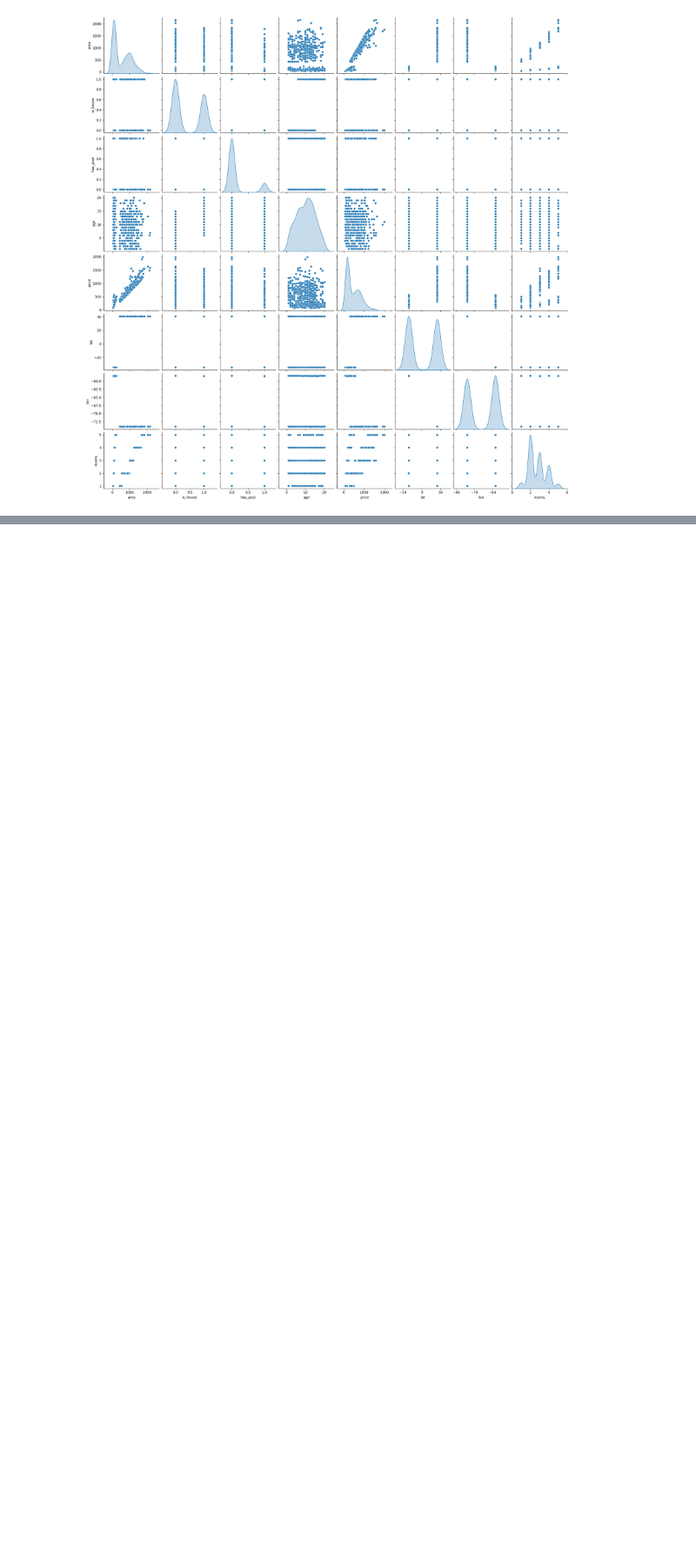
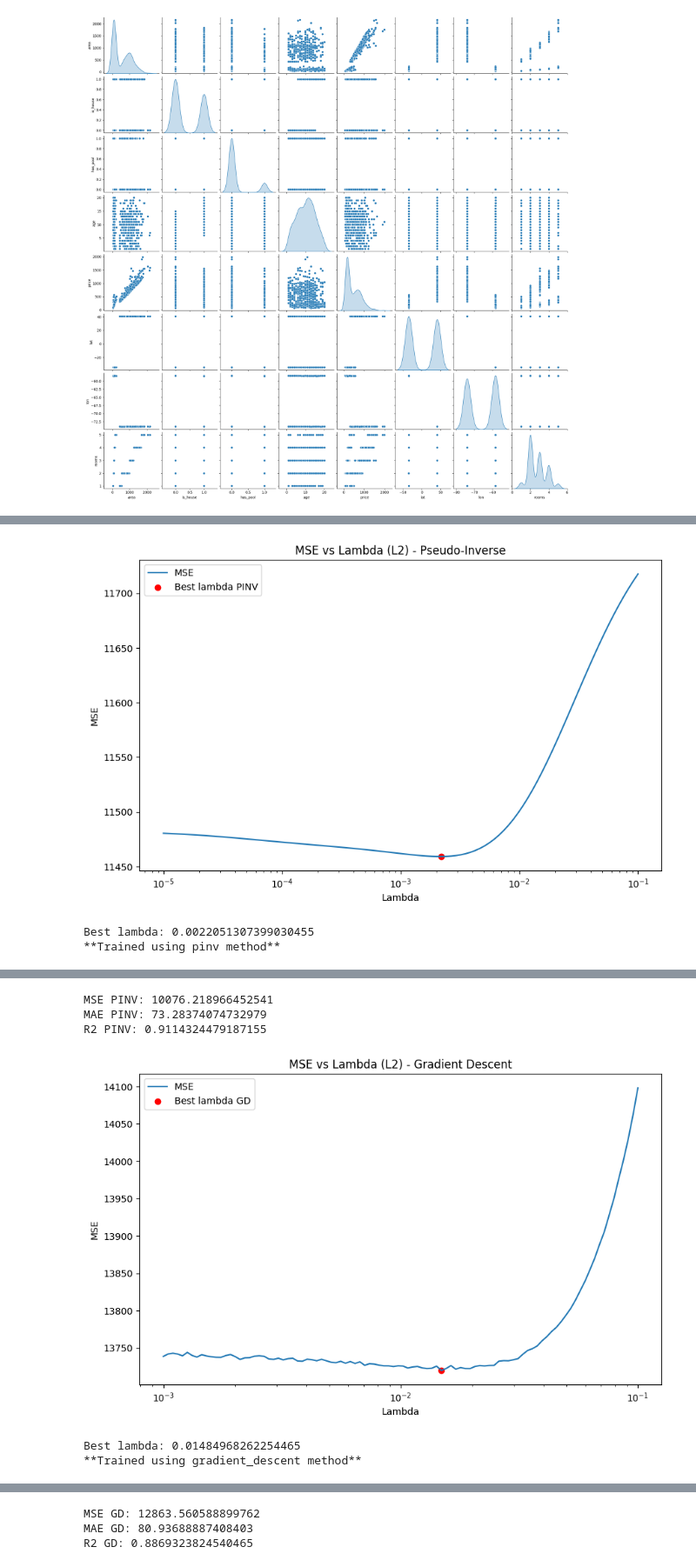
Before and after one commit to ilunomb/ML, a Jupyter notebook: TP1/Nomberg_Ilan_TP1/notebooks/Entrega_TP1.ipynb, the cells around one changed output, grey strips where cells are left out. Shown at 87% size. Cells and saved outputs as stored; diff of their text form; code cells hidden in the pictures; blank space fills up the shorter version.

```diff
--- a/TP1/Nomberg_Ilan_TP1/notebooks/Entrega_TP1.ipynb
+++ b/TP1/Nomberg_Ilan_TP1/notebooks/Entrega_TP1.ipynb
@@ -570,0 +921,60 @@ R2 test: 0.9022052101193279
+# %%
+lambdas = np.logspace(-5, -1, 100)
+
+best_lambda_pinv, errors = cross_validate(df, lambdas=lambdas, L2=True)
+
+plt.figure(figsize=(10, 6))
+plt.plot(lambdas, errors, label='MSE')
+plt.scatter(best_lambda_pinv, min(errors), color='red', label='Best lambda PINV')
+plt.xscale('log')
+plt.xlabel('Lambda')
+plt.ylabel('MSE')
+plt.title('MSE vs Lambda (L2) - Pseudo-Inverse')
+plt.legend()
+plt.show()
+
+print("Best lambda:", best_lambda_pinv)
+
+model = LinearRegression(X_train_FE, y_train_FE, L2=best_lambda_pinv)
+model.pinv_fit()
+model.print_model()
+
+mse_pinv = model.loss(X_validate_FE, y_validate_FE, mse)
+mae_pinv = model.loss(X_validate_FE, y_validate_FE, mae)
+r2_pinv = model.loss(X_validate_FE, y_validate_FE, r2)
+
+print("MSE PINV:", mse_pinv)
+print("MAE PINV:", mae_pinv)
+print("R2 PINV:", r2_pinv)
+
+lambda_gd = np.logspace(-3, -1, 100)
+
+best_lambda_gd, errors_gd = cross_validate(df, lambdas=lambda_gd, L2=True, training_method='gradient_descent')
+
+plt.figure(figsize=(10, 6))
+plt.plot(lambda_gd, errors_gd, label='MSE')
+plt.scatter(best_lambda_gd, min(errors_gd), color='red', label='Best lambda GD')
+plt.xscale('log')
+plt.xlabel('Lambda')
+plt.ylabel('MSE')
+plt.title('MSE vs Lambda (L2) - Gradient Descent')
+plt.legend()
+plt.show()
+
+print("Best lambda:", best_lambda_gd)
+
+model = LinearRegression(X_train_FE, y_train_FE, L2=best_lambda_gd)
+model.gradient_descent_fit()
+model.print_model()
+
+mse_gd = model.loss(X_validate_FE, y_validate_FE, mse)
+mae_gd = model.loss(X_validate_FE, y_validate_FE, mae)
+r2_gd = model.loss(X_validate_FE, y_validate_FE, r2)
+
+print("MSE GD:", mse_gd)
+print("MAE GD:", mae_gd)
+print("R2 GD:", r2_gd)
+# %% [output]
+[figure, added]
+Best lambda: 0.0022051307399030455
+**Trained using pinv method**
@@ -570,0 +984,6 @@ R2 test: 0.9022052101193279
+MSE PINV: 10076.218966452541
+MAE PINV: 73.28374074732979
+R2 PINV: 0.9114324479187155
+[figure, added]
+Best lambda: 0.01484968262254465
+**Trained using gradient_descent method**
@@ -570,0 +993,3 @@ R2 test: 0.9022052101193279
+MSE GD: 12863.560588899762
+MAE GD: 80.93688887408403
+R2 GD: 0.8869323824540465
```
Also changed, not shown: parts of 53 cells of this notebook, 5 other files.
